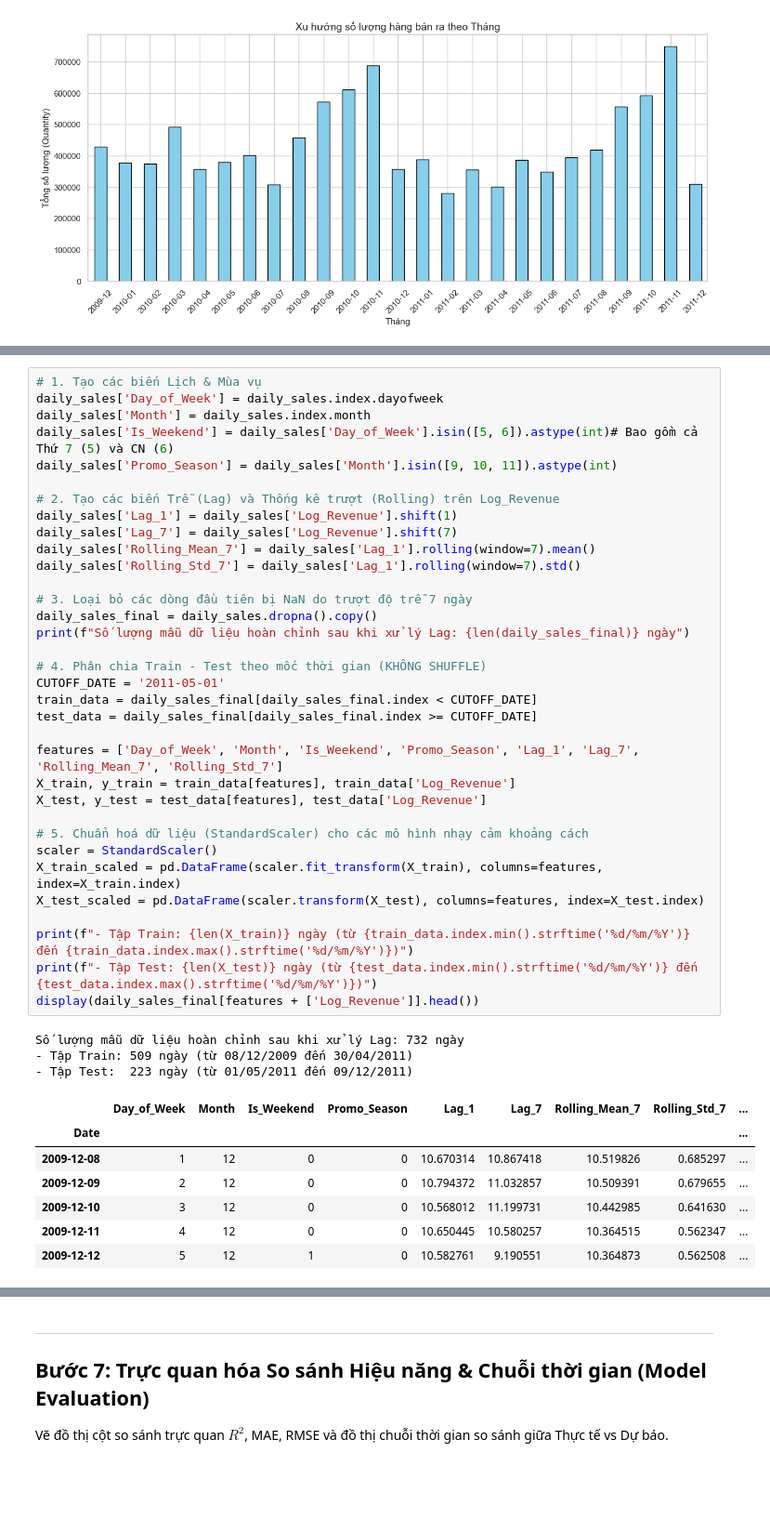
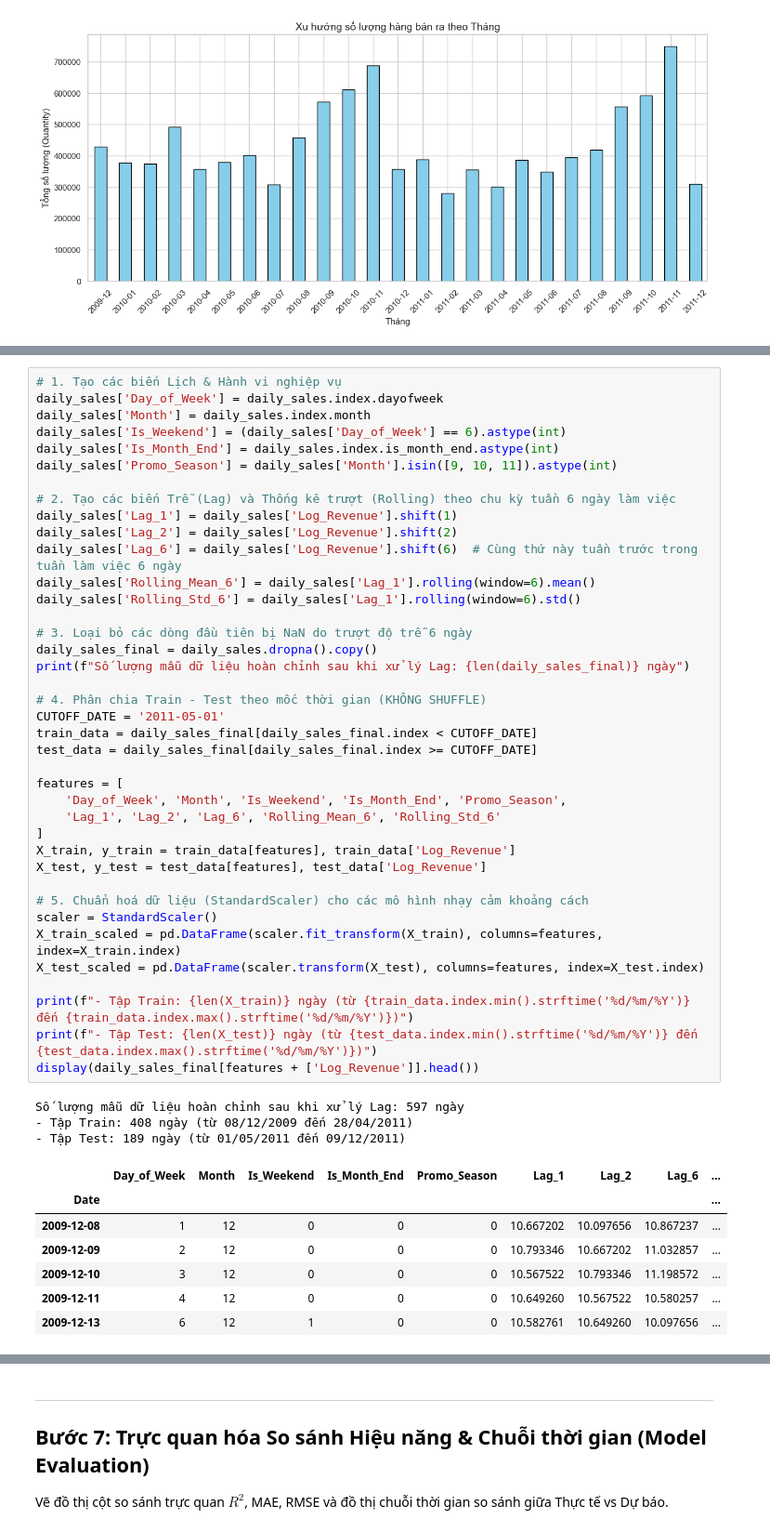
Before and after one commit to V-duc/DS66B_group_10, a Jupyter notebook: test1.ipynb, the cells around one changed output, grey strips where cells are left out. Shown at 93% size. Saved outputs shown, nothing was run; the diff lists cells and outputs as text; blank space fills up the shorter version.

```diff
--- a/test1.ipynb
+++ b/test1.ipynb
@@ -263,46 +267,51 @@ Tổng số ngày trong chuỗi thời gian liên tục: 739 ngày
 # %%
-# 1. Tạo các biến Lịch & Mùa vụ
+# 1. Tạo các biến Lịch & Hành vi nghiệp vụ
 daily_sales['Day_of_Week'] = daily_sales.index.dayofweek
 daily_sales['Month'] = daily_sales.index.month
-daily_sales['Is_Weekend'] = daily_sales['Day_of_Week'].isin([5, 6]).astype(int)# Bao gồm cả Thứ 7 (5) và CN (6)
+daily_sales['Is_Weekend'] = (daily_sales['Day_of_Week'] == 6).astype(int)
+daily_sales['Is_Month_End'] = daily_sales.index.is_month_end.astype(int)
 daily_sales['Promo_Season'] = daily_sales['Month'].isin([9, 10, 11]).astype(int)
 
-# 2. Tạo các biến Trễ (Lag) và Thống kê trượt (Rolling) trên Log_Revenue
+# 2. Tạo các biến Trễ (Lag) và Thống kê trượt (Rolling) theo chu kỳ tuần 6 ngày làm việc
 daily_sales['Lag_1'] = daily_sales['Log_Revenue'].shift(1)
-daily_sales['Lag_7'] = daily_sales['Log_Revenue'].shift(7)
-daily_sales['Rolling_Mean_7'] = daily_sales['Lag_1'].rolling(window=7).mean()
-daily_sales['Rolling_Std_7'] = daily_sales['Lag_1'].rolling(window=7).std()
+daily_sales['Lag_2'] = daily_sales['Log_Revenue'].shift(2)
+daily_sales['Lag_6'] = daily_sales['Log_Revenue'].shift(6)  # Cùng thứ này tuần trước trong tuần làm việc 6 ngày
+daily_sales['Rolling_Mean_6'] = daily_sales['Lag_1'].rolling(window=6).mean()
+daily_sales['Rolling_Std_6'] = daily_sales['Lag_1'].rolling(window=6).std()
 
-# 3. Loại bỏ các dòng đầu tiên bị NaN do trượt độ trễ 7 ngày
+# 3. Loại bỏ các dòng đầu tiên bị NaN do trượt độ trễ 6 ngày
 daily_sales_final = daily_sales.dropna().copy()
 print(f"Số lượng mẫu dữ liệu hoàn chỉnh sau khi xử lý Lag: {len(daily_sales_final)} ngày")
 
 # 4. Phân chia Train - Test theo mốc thời gian (KHÔNG SHUFFLE)
 CUTOFF_DATE = '2011-05-01'
 train_data = daily_sales_final[daily_sales_final.index < CUTOFF_DATE]
 test_data = daily_sales_final[daily_sales_final.index >= CUTOFF_DATE]
 
-features = ['Day_of_Week', 'Month', 'Is_Weekend', 'Promo_Season', 'Lag_1', 'Lag_7', 'Rolling_Mean_7', 'Rolling_Std_7']
+features = [
+    'Day_of_Week', 'Month', 'Is_Weekend', 'Is_Month_End', 'Promo_Season',
+    'Lag_1', 'Lag_2', 'Lag_6', 'Rolling_Mean_6', 'Rolling_Std_6'
+]
 X_train, y_train = train_data[features], train_data['Log_Revenue']
 X_test, y_test = test_data[features], test_data['Log_Revenue']
 
 # 5. Chuẩn hoá dữ liệu (StandardScaler) cho các mô hình nhạy cảm khoảng cách
 scaler = StandardScaler()
 X_train_scaled = pd.DataFrame(scaler.fit_transform(X_train), columns=features, index=X_train.index)
 X_test_scaled = pd.DataFrame(scaler.transform(X_test), columns=features, index=X_test.index)
 
 print(f"- Tập Train: {len(X_train)} ngày (từ {train_data.index.min().strftime('%d/%m/%Y')} đến {train_data.index.max().strftime('%d/%m/%Y')})")
 print(f"- Tập Test: {len(X_test)} ngày (từ {test_data.index.min().strftime('%d/%m/%Y')} đến {test_data.index.max().strftime('%d/%m/%Y')})")
 display(daily_sales_final[features + ['Log_Revenue']].head())
 # %% [output]
-Số lượng mẫu dữ liệu hoàn chỉnh sau khi xử lý Lag: 732 ngày
-- Tập Train: 509 ngày (từ 08/12/2009 đến 30/04/2011)
-- Tập Test:  223 ngày (từ 01/05/2011 đến 09/12/2011)
+Số lượng mẫu dữ liệu hoàn chỉnh sau khi xử lý Lag: 597 ngày
+- Tập Train: 408 ngày (từ 08/12/2009 đến 28/04/2011)
+- Tập Test: 189 ngày (từ 01/05/2011 đến 09/12/2011)
-|  | Day_of_Week | Month | Is_Weekend | Promo_Season | Lag_1 | Lag_7 | Rolling_Mean_7 | Rolling_Std_7 | ... |
+|  | Day_of_Week | Month | Is_Weekend | Is_Month_End | Promo_Season | Lag_1 | Lag_2 | Lag_6 | ... |
 | Date |  |  |  |  |  |  |  |  | ... |
-| 2009-12-08 | 1 | 12 | 0 | 0 | 10.670314 | 10.867418 | 10.519826 | 0.685297 | ... |
-| 2009-12-09 | 2 | 12 | 0 | 0 | 10.794372 | 11.032857 | 10.509391 | 0.679655 | ... |
-| 2009-12-10 | 3 | 12 | 0 | 0 | 10.568012 | 11.199731 | 10.442985 | 0.641630 | ... |
-| 2009-12-11 | 4 | 12 | 0 | 0 | 10.650445 | 10.580257 | 10.364515 | 0.562347 | ... |
-| 2009-12-12 | 5 | 12 | 1 | 0 | 10.582761 | 9.190551 | 10.364873 | 0.562508 | ... |
+| 2009-12-08 | 1 | 12 | 0 | 0 | 0 | 10.667202 | 10.097656 | 10.867237 | ... |
+| 2009-12-09 | 2 | 12 | 0 | 0 | 0 | 10.793346 | 10.667202 | 11.032857 | ... |
+| 2009-12-10 | 3 | 12 | 0 | 0 | 0 | 10.567522 | 10.793346 | 11.198572 | ... |
+| 2009-12-11 | 4 | 12 | 0 | 0 | 0 | 10.649260 | 10.567522 | 10.580257 | ... |
+| 2009-12-13 | 6 | 12 | 1 | 0 | 0 | 10.582761 | 10.649260 | 10.097656 | ... |
 # %% [markdown]
```
Also changed, not shown: parts of 8 cells of this notebook.
